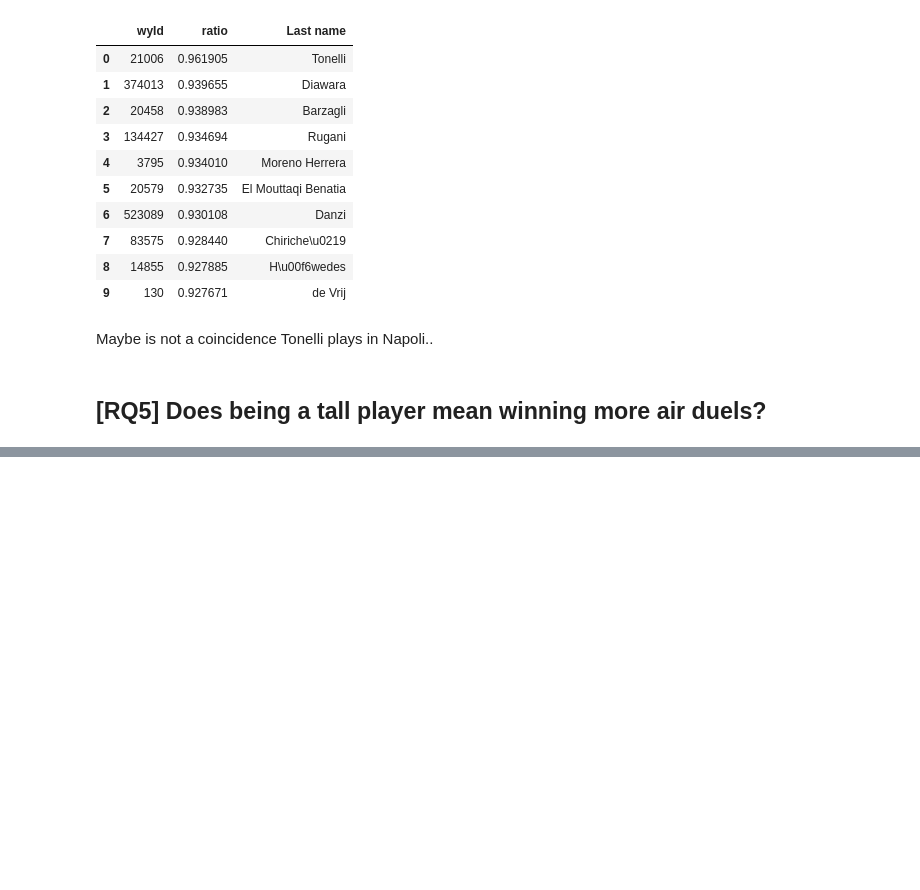
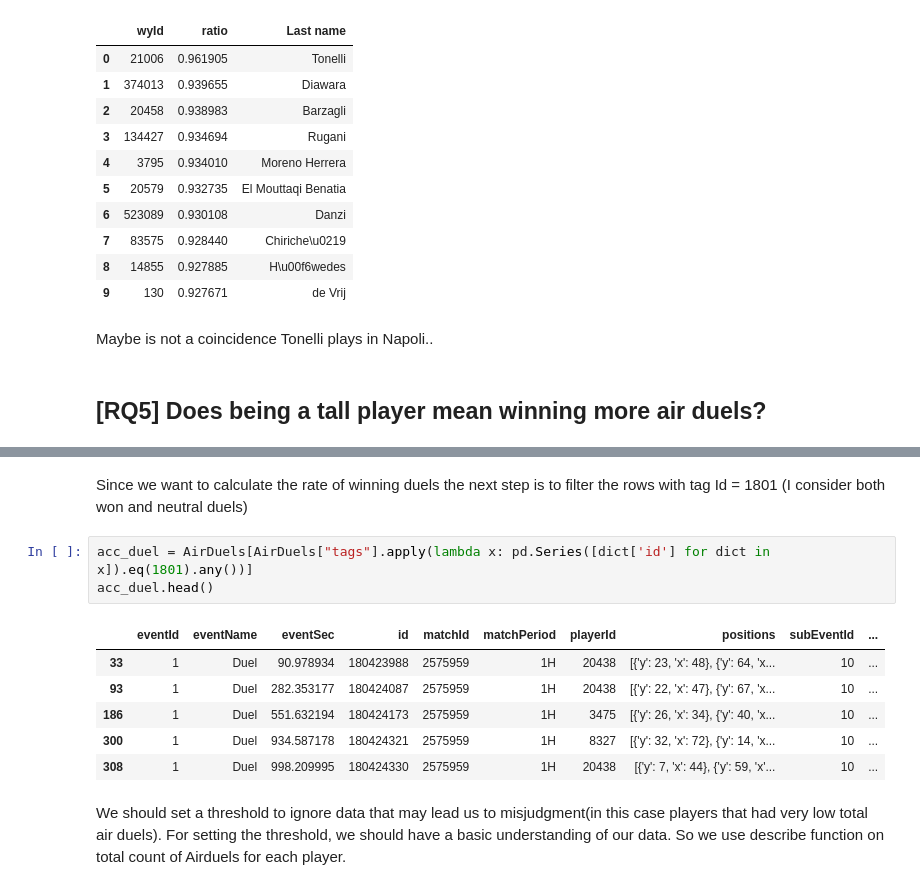
Before and after one commit to DavideZingaro/HW2, a Jupyter notebook: SerieA.ipynb, the cells around one changed output, grey strips where cells are left out. Saved outputs shown, nothing was run; the diff lists cells and outputs as text; blank space fills up the shorter version.

```diff
--- a/SerieA.ipynb
+++ b/SerieA.ipynb
@@ -1237,0 +1284,14 @@ Maybe is not a coincidence Tonelli plays in Napoli..
+# %% [markdown]
+Since we want to calculate the rate of winning duels the next step is to filter the rows with tag Id = 1801 (I consider both won and neutral duels)
+# %%
+acc_duel = AirDuels[AirDuels["tags"].apply(lambda x: pd.Series([dict['id'] for dict in x]).eq(1801).any())]
+acc_duel.head()
+# %% [output]
+|  | eventId | eventName | eventSec | id | matchId | matchPeriod | playerId | positions | subEventId | ... |
+| 33 | 1 | Duel | 90.978934 | 180423988 | 2575959 | 1H | 20438 | [{'y': 23, 'x': 48}, {'y': 64, 'x... | 10 | ... |
+| 93 | 1 | Duel | 282.353177 | 180424087 | 2575959 | 1H | 20438 | [{'y': 22, 'x': 47}, {'y': 67, 'x... | 10 | ... |
+| 186 | 1 | Duel | 551.632194 | 180424173 | 2575959 | 1H | 3475 | [{'y': 26, 'x': 34}, {'y': 40, 'x... | 10 | ... |
+| 300 | 1 | Duel | 934.587178 | 180424321 | 2575959 | 1H | 8327 | [{'y': 32, 'x': 72}, {'y': 14, 'x... | 10 | ... |
+| 308 | 1 | Duel | 998.209995 | 180424330 | 2575959 | 1H | 20438 | [{'y': 7, 'x': 44}, {'y': 59, 'x'... | 10 | ... |
+# %% [markdown]
+We should set a threshold to ignore data that may lead us to misjudgment(in this case players that had very low total air duels). For setting the threshold, we should have a basic understanding of our data. So we use describe function on total count of Airduels for each player.
```
Also changed, not shown: parts of 44 cells of this notebook.
